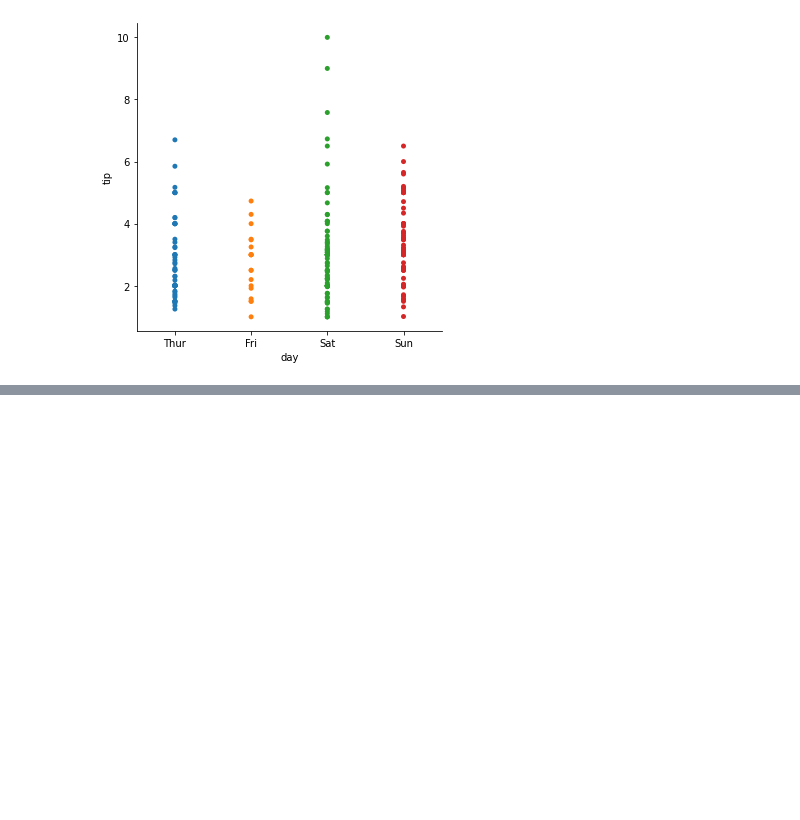
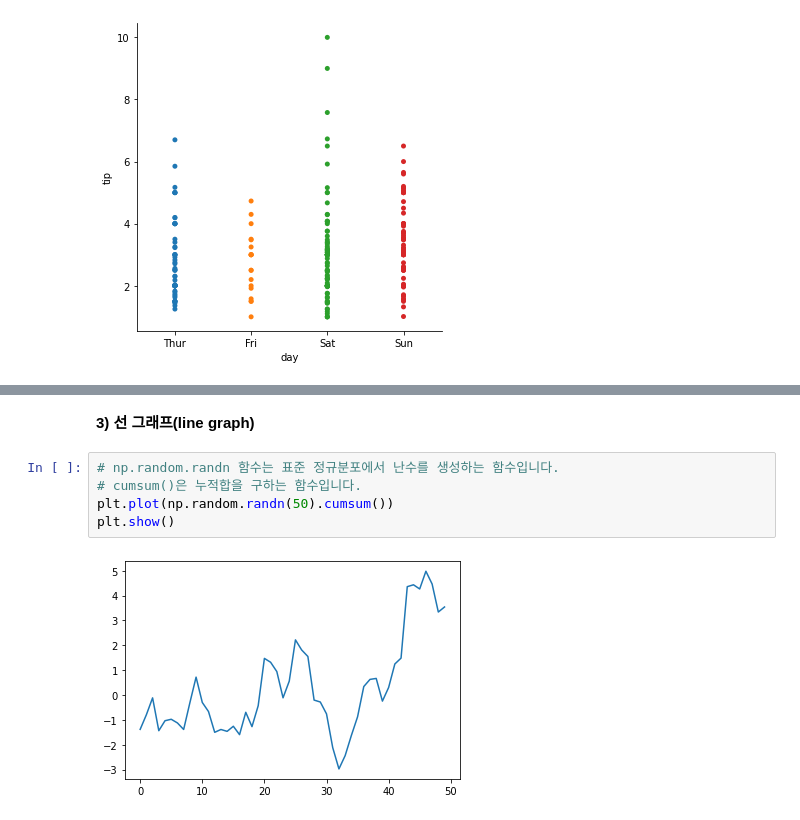
Before and after one commit to hyungminkimdev/aiffel, a Jupyter notebook: 240523-data-visualization/Data Visualization.ipynb, the cells around one changed output, grey strips where cells are left out. Drawn from its saved outputs; the diff is of its cells as text; blank space fills up the shorter version.

```diff
--- a/240523-data-visualization/Data Visualization.ipynb
+++ b/240523-data-visualization/Data Visualization.ipynb
@@ -552,0 +575,9 @@ sns.catplot(x="day", y="tip", jitter=False, data=tips)
+# %% [markdown]
+**3) 선 그래프(line graph)**
+# %%
+# np.random.randn 함수는 표준 정규분포에서 난수를 생성하는 함수입니다.
+# cumsum()은 누적합을 구하는 함수입니다.
+plt.plot(np.random.randn(50).cumsum())
+plt.show()
+# %% [output]
+[figure, added]
```
Also changed, not shown: parts of 33 cells of this notebook.
